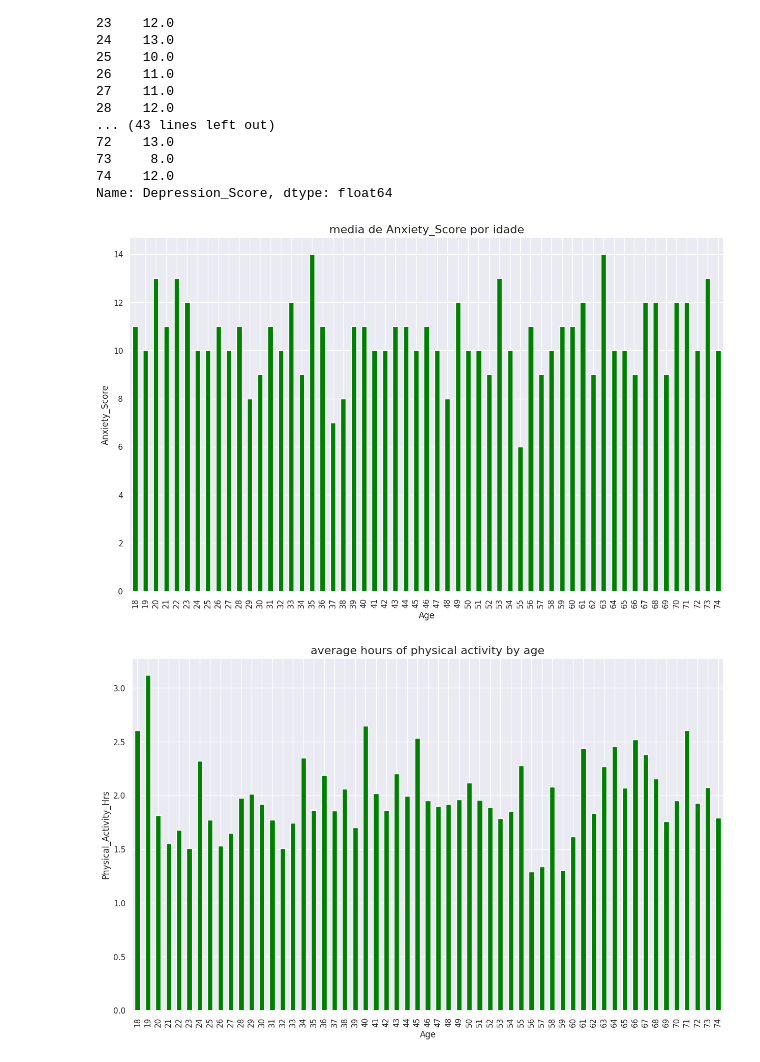
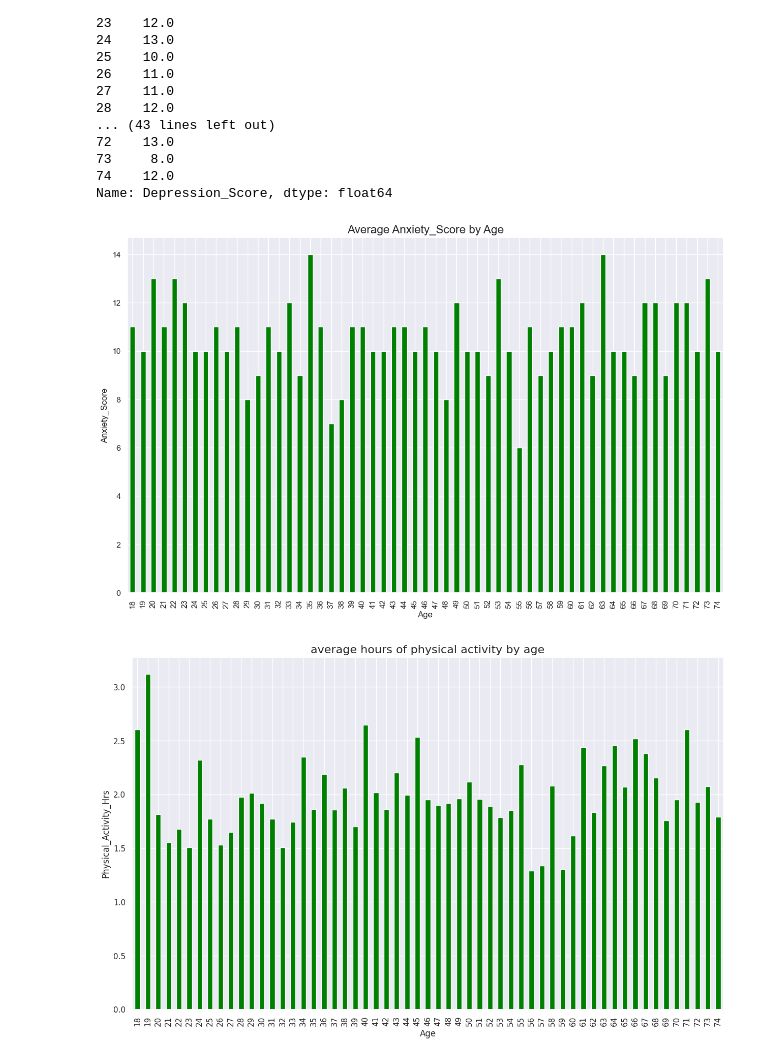
Before and after one commit to LeandroFernandes105/AED-Ansiedade-Depressao, a Jupyter notebook: AED.ipynb, the cells around one changed output. Drawn from its saved outputs; the diff is of its cells as text; code cells hidden in the pictures.

```diff
--- a/AED.ipynb
+++ b/AED.ipynb
@@ -676,17 +674,15 @@ Age
 74    12.0
 Name: Depression_Score, dtype: float64
 # %%
-
-import matplotlib.pyplot as plt
 
 plt.figure(figsize=(15,9))
 AnsiedadeMediaIdade.plot(kind='bar',color='green')
-plt.title("media de Anxiety_Score por idade", fontsize=16)
+plt.title("Average Anxiety_Score by Age", fontsize=16)
 plt.xlabel("Age", fontsize=12)
 plt.ylabel("Anxiety_Score", fontsize=12)
 plt.show()
 # %% [output]
-[figure, old version]
+[figure, new version]
 # %%
 plt.figure(figsize=(15,9))
 df.groupby('Age')['Physical_Activity_Hrs'].mean().plot(kind='bar',color='green')
```
Also changed, not shown: parts of 8 cells of this notebook.
